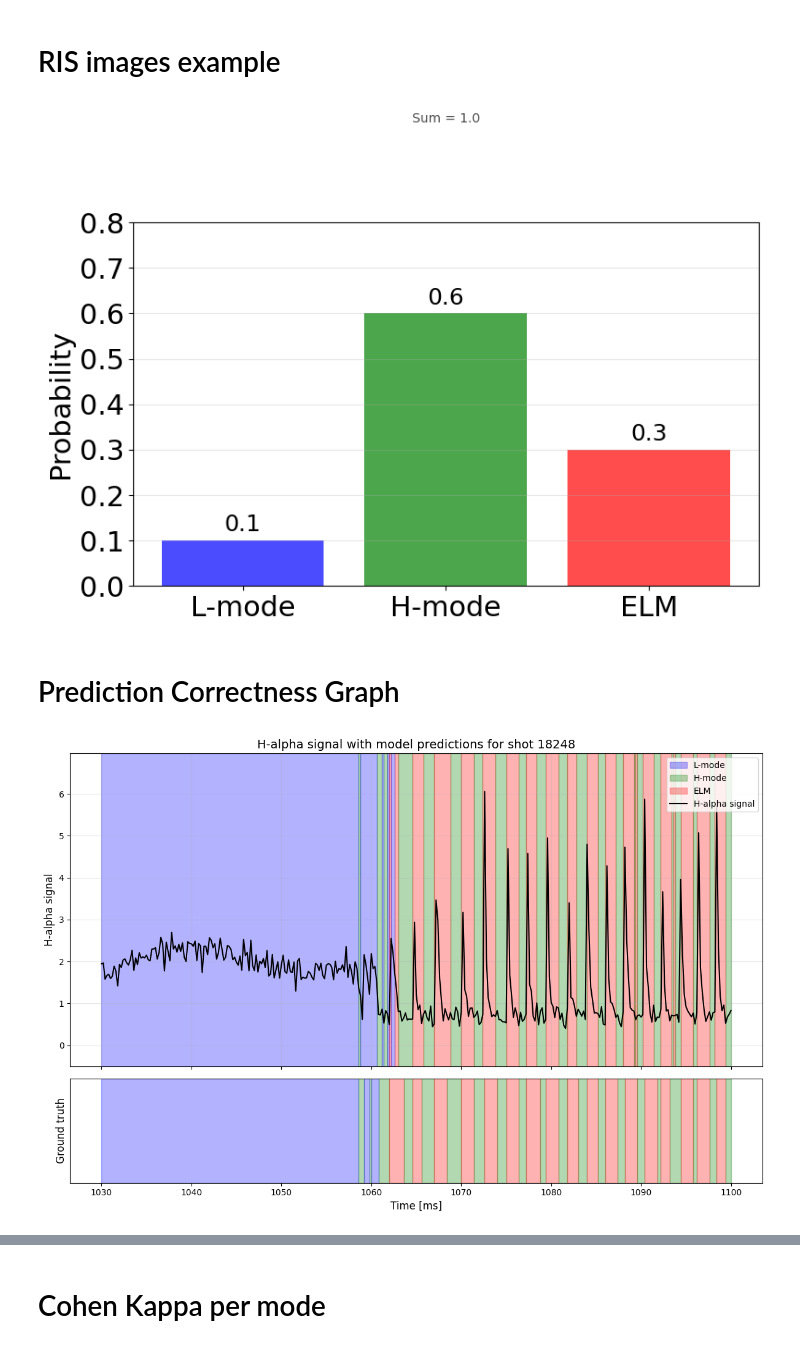
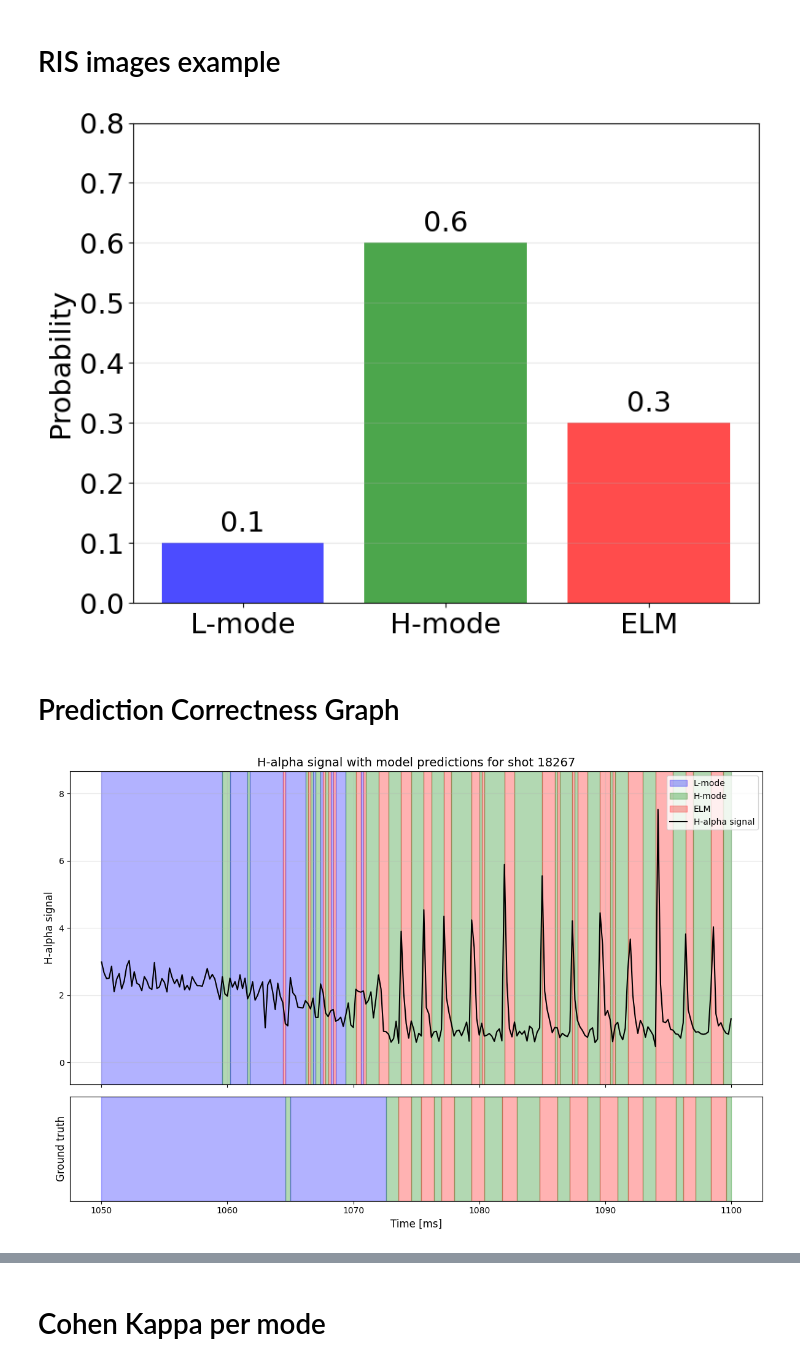
Before and after one commit to Lexmidan/ml_tokamak, a Jupyter notebook: notebooks/visualization_sanbox.ipynb, the cells around one changed output, grey strips where cells are left out. Saved outputs shown, nothing was run; the diff lists cells and outputs as text; code cells hidden in the pictures.

```diff
--- a/notebooks/visualization_sanbox.ipynb
+++ b/notebooks/visualization_sanbox.ipynb
@@ -523,7 +523,7 @@ bars = ax.bar(labels, probabilities, color=['blue', 'green', 'red'], alpha=0.7)
 for bar, prob in zip(bars, probabilities):
     height = bar.get_height()
     ax.text(bar.get_x() + bar.get_width()/2., height + 0.01,
-            f'{prob:.1f}', ha='center', va='bottom', fontsize=18)
+            f'{prob:.1f}', ha='center', va='bottom', fontsize=22)
 
 # Customize the plot
 ax.set_ylabel('Probability', fontsize=22)
@@ -533,18 +533,18 @@ ax.grid(True, alpha=0.3, axis='y')
 
 # Add a horizontal line at y=1 to show the sum
 ax.axhline(y=1.0, color='black', linestyle='--', alpha=0.5, linewidth=1)
-ax.text(1, 1.02, 'Sum = 1.0', ha='center', fontsize=10, alpha=0.7)
+#ax.text(1, 1.02, 'Sum = 1.0', ha='center', fontsize=20, alpha=0.7)
 plt.xticks(fontsize=22)
 plt.yticks(fontsize=22)
 plt.tight_layout()
 plt.show()
 # %% [output]
-[figure, old version]
+[figure, new version]
 # %% [markdown]
 # Prediction Correctness Graph
 # %%
 import matplotlib.patches as mpatches
-
+import pandas as pd
 
 ## RESULTS
 
@@ -648,32 +648,32 @@ def draw_pred_plot(shot, time_span = None):
         mode = joined.loc[start_idx, 'label']
         mode_name = modes[mode]
         mode_color = colors[mode]
 
         # Add colored span in the bottom subplot
         axs[1].axvspan(start_time, end_time, color=mode_color, alpha=0.3)
 
     # Add legend entries for the colored regions
     l_patch = mpatches.Patch(color=colors[0], alpha=0.3, label='L-mode')
     h_patch = mpatches.Patch(color=colors[1], alpha=0.3, label='H-mode')
     elm_patch = mpatches.Patch(color=colors[2], alpha=0.3, label='ELM')
 
     # Combine legend items and add to top plot
     handles = [l_patch, h_patch, elm_patch]
     handles.append(plt.Line2D([0], [0], color='k', lw=1.5, label='H-alpha signal'))
     axs[0].legend(handles=handles, loc='upper right')
 
     # Set labels and title
     axs[0].set_ylabel('H-alpha signal', fontsize=12)
     axs[0].set_title(f'H-alpha signal with model predictions for shot {shot}', fontsize=14)
     axs[0].grid(True, alpha=0.3)
 
     axs[1].set_yticks([])  # Hide y-axis ticks in bottom plot
     axs[1].set_xlabel('Time [ms]', fontsize=12)
     axs[1].set_ylabel('Ground truth', fontsize=12)
 
     plt.tight_layout()
 
 
-draw_pred_plot(18248, time_span=(1030, 1100))
+draw_pred_plot(18267, time_span=(1050, 1100))
 # %% [output]
-[figure, old version]
+[figure, new version]
```
Also changed, not shown: parts of 2 cells of this notebook, 14 other files.
